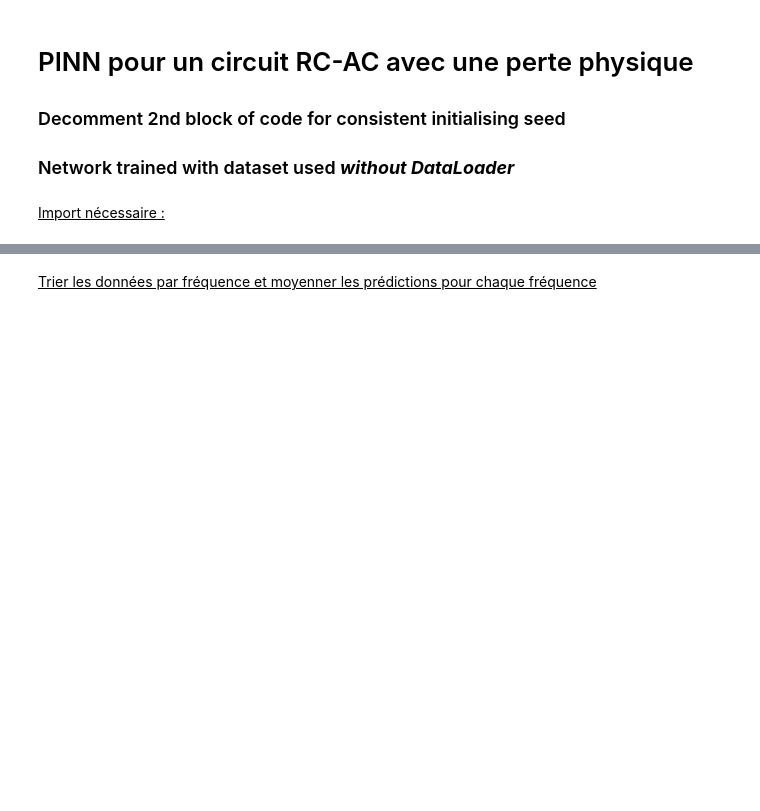
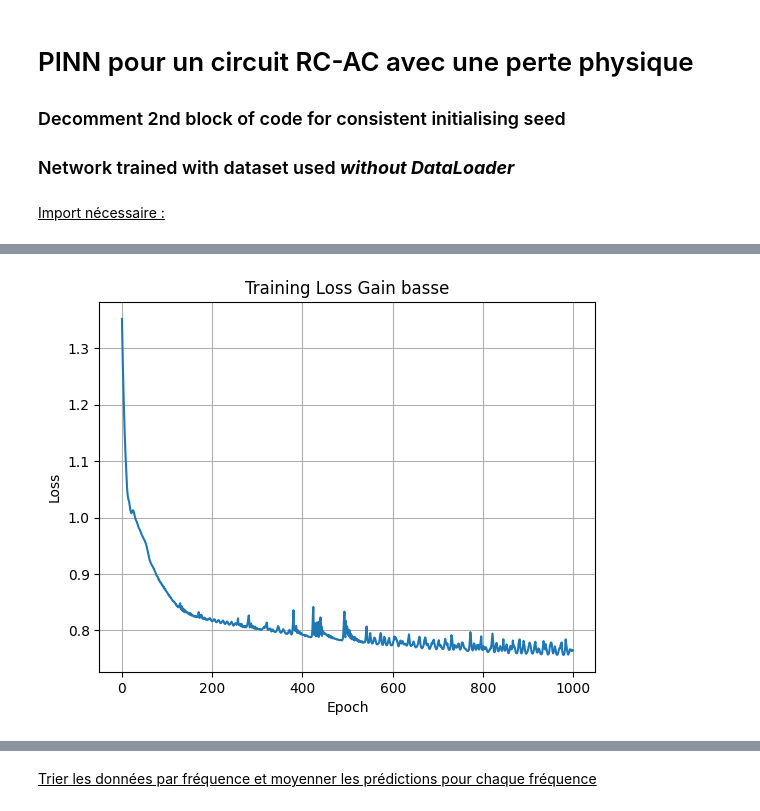
Before and after one commit to Dream-Team-L3MI/Projet_L3MI, a Jupyter notebook: Partie_2_S6/NN_test/RC_AC_pinns.ipynb, the cells around one changed output, grey strips where cells are left out. Drawn from its saved outputs; the diff is of its cells as text; code cells hidden in the pictures; blank space fills up the shorter version.

```diff
--- a/Partie_2_S6/NN_test/RC_AC_pinns.ipynb
+++ b/Partie_2_S6/NN_test/RC_AC_pinns.ipynb
@@ -159,8 +220,11 @@ def pde_residual( model , x ):
 #print(pde_test)
 #print(pde_test.shape)
 # %%
-nb_epochs = 300
-losses = []
+nb_epochs = 1000
+losses_GH = []
+losses_GB = []
+losses_PR = []
+losses_PC = []
 # Before training
 #set_seed(42)
 model.train()
@@ -179,29 +243,101 @@ for i in range( nb_epochs ):
 
 
     # Physics loss
-    loss_physics = pde_residual( model , X_tensor )
+    loss_physics_GB = pde_residual( model , X_tensor ,"Gain_basse")
+    loss_physics_GH = pde_residual( model , X_tensor ,"Gain_haute")
+    loss_physics_PR = pde_residual( model , X_tensor ,"Phase_R")
+    loss_physics_PC = pde_residual( model , X_tensor ,"Phase_C")
 
     # MSE loss
     outputs = model( X_tensor )
-    loss_mse = criterion( outputs , Y_tensor )
+
+    #loss_mse_GB = criterion( outputs , Y_tensor_GB )
+    #loss_mse_GH = criterion( outputs , Y_tensor_GH )
+    #loss_mse_PR = criterion( outputs , Y_tensor_PR )
+    #loss_mse_PC = criterion( outputs , Y_tensor_PC )
+
+    loss_mse_GH = criterion(outputs[:, 1:2], Y_tensor_GH)
+    loss_mse_GB = criterion(outputs[:, 0:1], Y_tensor_GB)
+    loss_mse_PR = criterion(outputs[:, 2:3], Y_tensor_PR)
+    loss_mse_PC = criterion(outputs[:, 3:4], Y_tensor_PC)
+
+
 
     # final loss
     #loss = loss_mse + ld * loss_physics
-    loss = loss_mse + loss_physics
+    loss_GB = loss_mse_GB + loss_physics_GB
+    loss_GH = loss_mse_GH + loss_physics_GH
+    loss_PR = loss_mse_PR + loss_physics_PR
+    loss_PC = loss_mse_PC + loss_physics_PC
+
+    """"
+    optimizer.zero_grad()
+    loss_GB.backward(retain_graph=True)
+    optimizer.step()
 
     optimizer.zero_grad()
-    loss.backward()
+    loss_GH.backward(retain_graph=True)
     optimizer.step()
 
-    losses.append( loss.item() )
+    optimizer.zero_grad()
+    loss_PR.backward(retain_graph=True)
+    optimizer.step()
+
+    optimizer.zero_grad()
+    loss_PC.backward()
+    optimizer.step()
+    """
+    total_loss = loss_GB + loss_GH + loss_PR + loss_PC
+
+    optimizer.zero_grad()
+    total_loss.backward()
+    optimizer.step()
+
+    losses_GB.append( loss_GB.item() )
+    losses_GH.append( loss_GH.item() )
+    losses_PR.append( loss_PR.item() )
+    losses_PC.append( loss_PC.item() )
+    #losses.append( loss_GH.item() )
+    #losses.append( loss_PR.item() )
+    #losses.append( loss_PC.item() )
 
 
-    print( f'Epoch [{i+ 1}], Loss: {loss.item():.9f}' )
+
+    print( f'Epoch [{i+ 1}], Loss: {loss_GB.item():.9f}' )
+    print( f'Epoch [{i+ 1}], Loss: {loss_GH.item():.9f}' )
+    print( f'Epoch [{i+ 1}], Loss: {loss_PR.item():.9f}' )
+    print( f'Epoch [{i+ 1}], Loss: {loss_PC.item():.9f}' )
+    print()
 
 # Plot the loss curve
-plt.plot( losses )
+plt.plot( losses_GB , label = 'Gain basse' )
 plt.xlabel( 'Epoch' )
 plt.ylabel( 'Loss' )
-plt.title( 'Training Loss' )
+plt.title( 'Training Loss Gain basse' )
 plt.grid( True )
 plt.show()
+
+# Plot the loss curve
+plt.plot( losses_GH , label = 'Gain Haute' )
+plt.xlabel( 'Epoch' )
+plt.ylabel( 'Loss' )
+plt.title( 'Training Loss Gain Haute' )
+plt.grid( True )
+plt.show()
+
+# Plot the loss curve
+plt.plot( losses_PR , label = 'Phase R' )
+plt.xlabel( 'Epoch' )
+plt.ylabel( 'Loss' )
+plt.title( 'Training Loss Phase R' )
+plt.grid( True )
+plt.show()
+
+# Plot the loss curve
+plt.plot( losses_PC , label = 'Phase C' )
+plt.xlabel( 'Epoch' )
+plt.ylabel( 'Loss' )
+plt.title( 'Training Loss Phase C' )
+plt.grid( True )
+plt.show()
+# %% [output]
@@ -207,0 +361 @@ plt.show()
+[figure, added]
```
Also changed, not shown: parts of 21 cells of this notebook, 8 other files.
